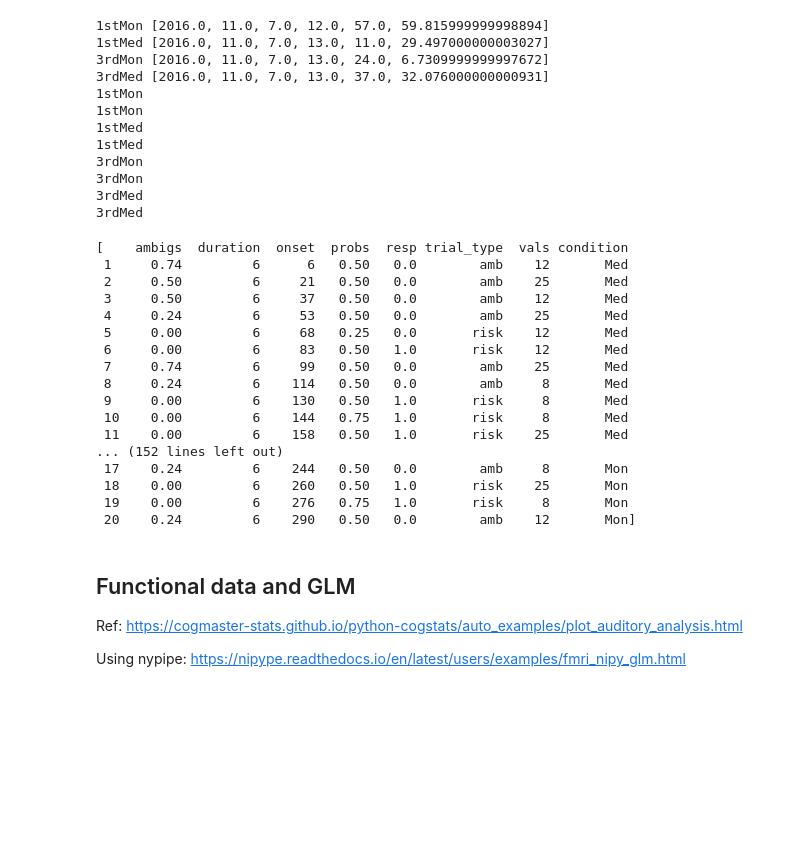
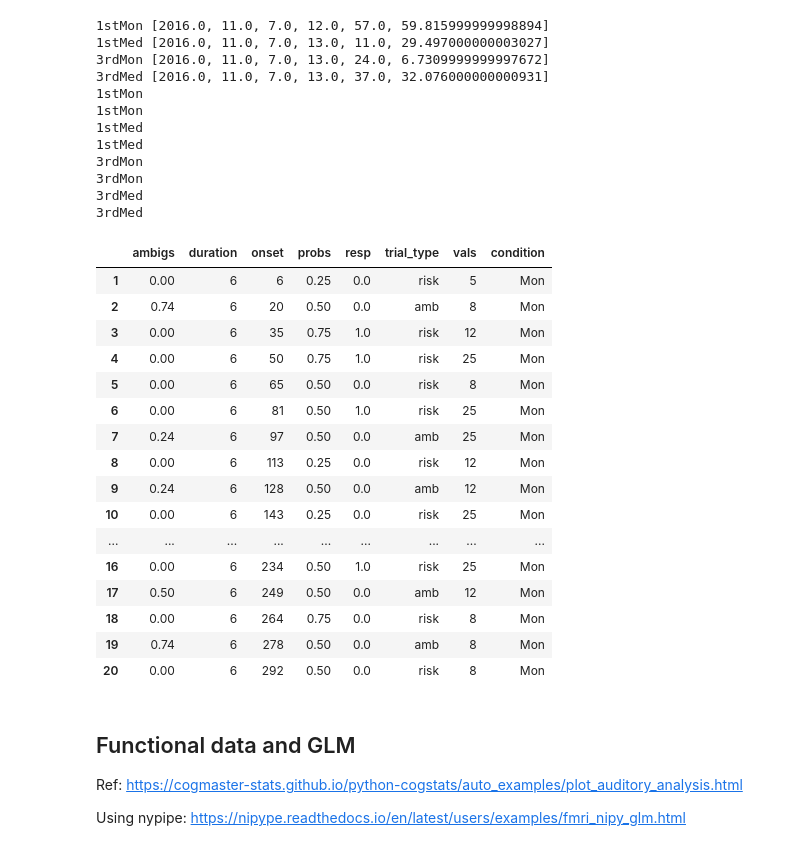
Before and after one commit to ruonanjia/mdm_imaging_analysis, a Jupyter notebook: mdm_imaging_glm.ipynb, the cells around one changed output. Drawn from its saved outputs; the diff is of its cells as text; code cells hidden in the pictures; blank space fills up the shorter version.

```diff
--- a/mdm_imaging_glm.ipynb
+++ b/mdm_imaging_glm.ipynb
@@ -463,25 +462,25 @@ totalEvent_sub = organizeBlocks(2073)
 3rdMed
 3rdMed
 # %%
-totalEvent_sub
+totalEvent_sub[0]
 # %% [output]
-[    ambigs  duration  onset  probs  resp trial_type  vals condition
- 1     0.74         6      6   0.50   0.0        amb    12       Med
- 2     0.50         6     21   0.50   0.0        amb    25       Med
- 3     0.50         6     37   0.50   0.0        amb    12       Med
- 4     0.24         6     53   0.50   0.0        amb    25       Med
- 5     0.00         6     68   0.25   0.0       risk    12       Med
- 6     0.00         6     83   0.50   1.0       risk    12       Med
- 7     0.74         6     99   0.50   0.0        amb    25       Med
- 8     0.24         6    114   0.50   0.0        amb     8       Med
- 9     0.00         6    130   0.50   1.0       risk     8       Med
- 10    0.00         6    144   0.75   1.0       risk     8       Med
- 11    0.00         6    158   0.50   1.0       risk    25       Med
-... (152 lines left out)
- 17    0.24         6    244   0.50   0.0        amb     8       Mon
- 18    0.00         6    260   0.50   1.0       risk    25       Mon
- 19    0.00         6    276   0.75   1.0       risk     8       Mon
- 20    0.24         6    290   0.50   0.0        amb    12       Mon]
+|  | ambigs | duration | onset | probs | resp | trial_type | vals | condition |
+| 1 | 0.00 | 6 | 6 | 0.25 | 0.0 | risk | 5 | Mon |
+| 2 | 0.74 | 6 | 20 | 0.50 | 0.0 | amb | 8 | Mon |
+| 3 | 0.00 | 6 | 35 | 0.75 | 1.0 | risk | 12 | Mon |
+| 4 | 0.00 | 6 | 50 | 0.75 | 1.0 | risk | 25 | Mon |
+| 5 | 0.00 | 6 | 65 | 0.50 | 0.0 | risk | 8 | Mon |
+| 6 | 0.00 | 6 | 81 | 0.50 | 1.0 | risk | 25 | Mon |
+| 7 | 0.24 | 6 | 97 | 0.50 | 0.0 | amb | 25 | Mon |
+| 8 | 0.00 | 6 | 113 | 0.25 | 0.0 | risk | 12 | Mon |
+| 9 | 0.24 | 6 | 128 | 0.50 | 0.0 | amb | 12 | Mon |
+| 10 | 0.00 | 6 | 143 | 0.25 | 0.0 | risk | 25 | Mon |
+| ... | ... | ... | ... | ... | ... | ... | ... | ... |
+| 16 | 0.00 | 6 | 234 | 0.50 | 1.0 | risk | 25 | Mon |
+| 17 | 0.50 | 6 | 249 | 0.50 | 0.0 | amb | 12 | Mon |
+| 18 | 0.00 | 6 | 264 | 0.75 | 0.0 | risk | 8 | Mon |
+| 19 | 0.74 | 6 | 278 | 0.50 | 0.0 | amb | 8 | Mon |
+| 20 | 0.00 | 6 | 292 | 0.50 | 0.0 | risk | 8 | Mon |
 # %%
 # read conditions and write into csv files
 
```
Also changed, not shown: parts of 30 cells of this notebook.
